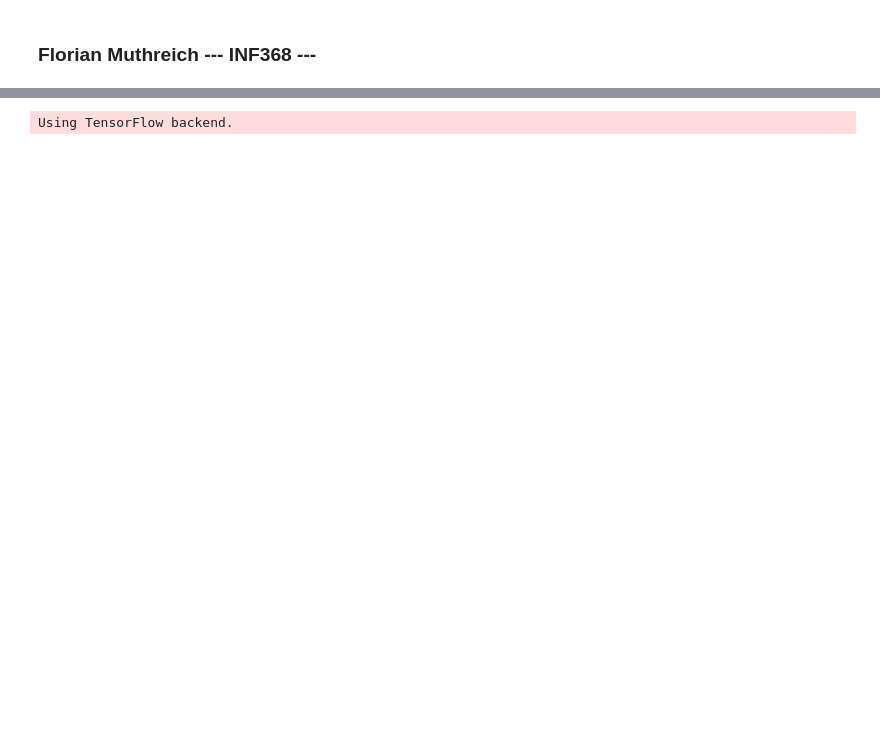
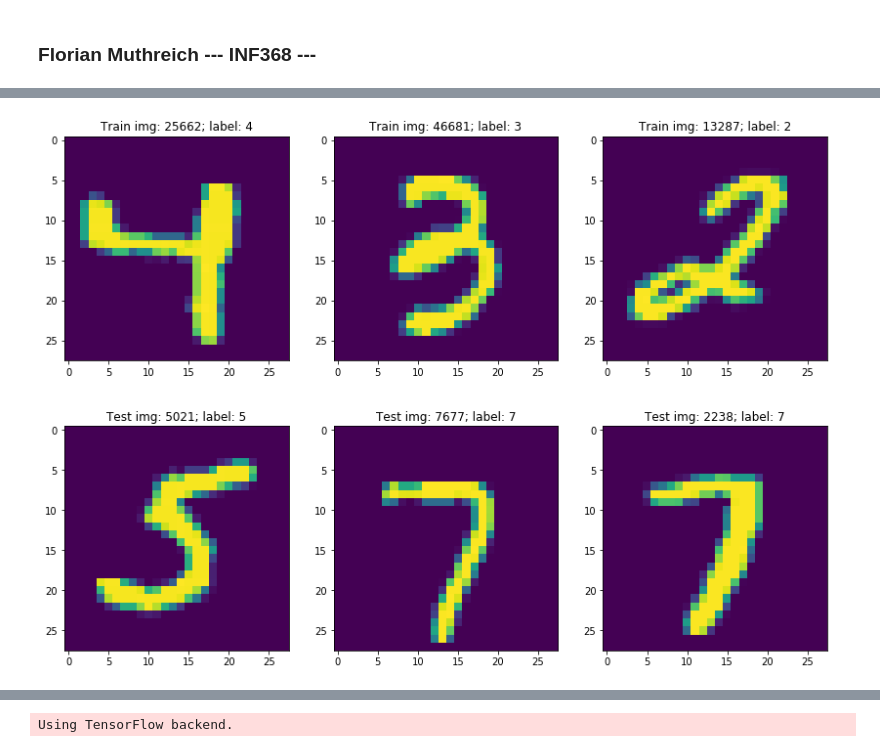
Before and after one commit to FM-uib/INF368, a Jupyter notebook: Assignment_1_Florian_Muthreich.ipynb, the cells around one changed output, grey strips where cells are left out. Cells and saved outputs as stored; diff of their text form; code cells hidden in the pictures; blank space fills up the shorter version.

```diff
--- a/Assignment_1_Florian_Muthreich.ipynb
+++ b/Assignment_1_Florian_Muthreich.ipynb
@@ -6,0 +26,4 @@ Load necessary packages
+# %%
+random_MNIST_images()
+# %% [output]
+[figure, added]
```
Also changed, not shown: parts of 72 cells of this notebook, 25 other files.
